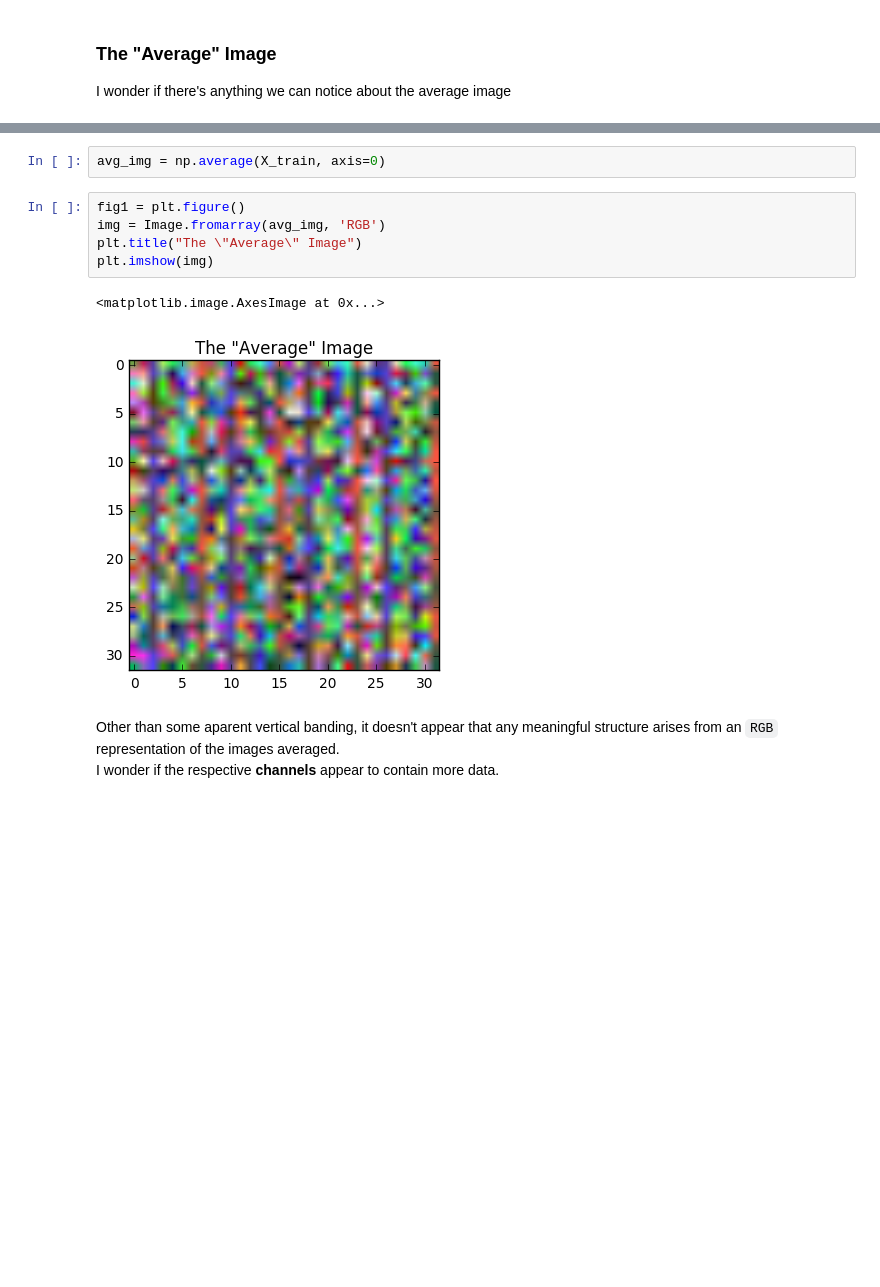
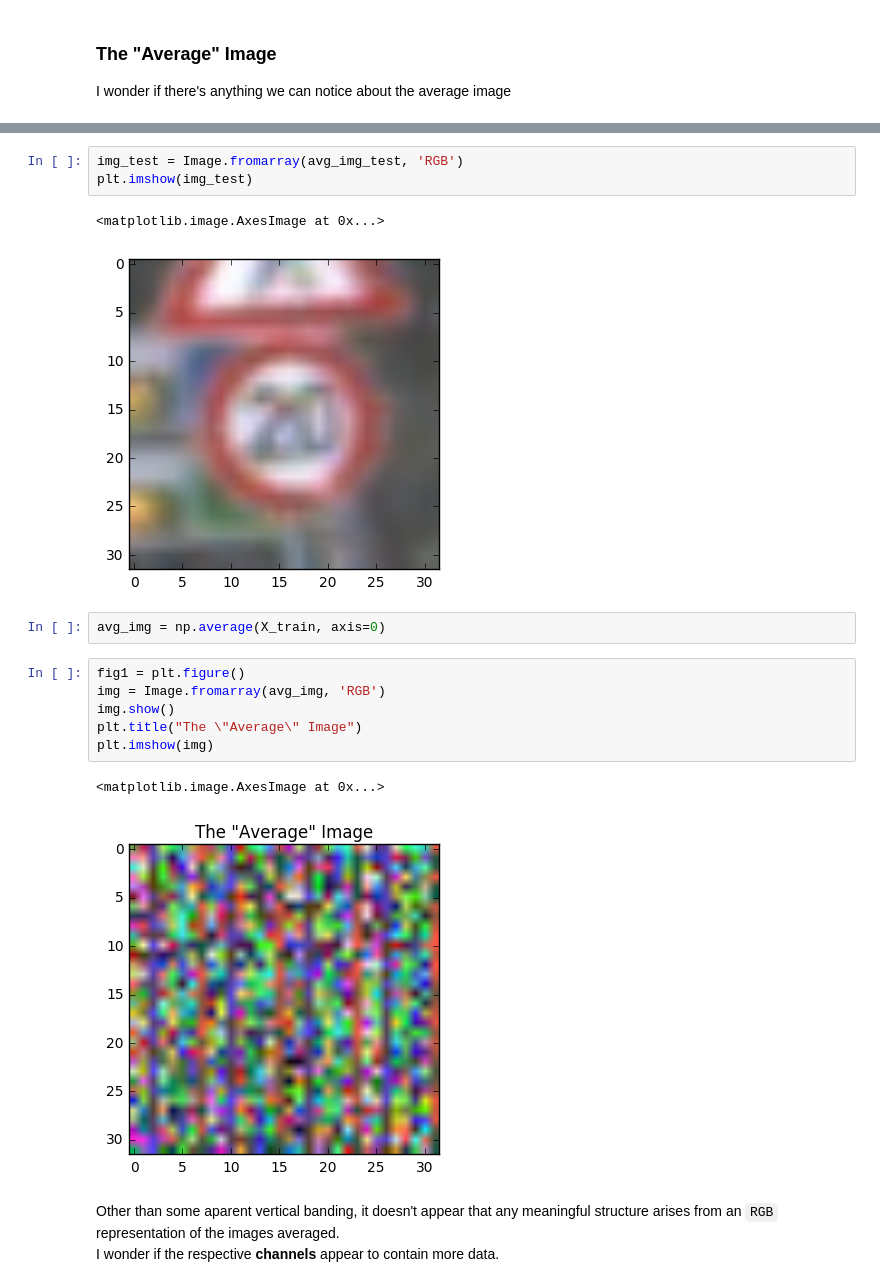
Before and after one commit to mgruben/traffic-signs, a Jupyter notebook: Traffic_Signs_Recognition.ipynb, the cells around one changed output, grey strips where cells are left out. Saved outputs shown, nothing was run; the diff lists cells and outputs as text; blank space fills up the shorter version.

```diff
--- a/Traffic_Signs_Recognition.ipynb
+++ b/Traffic_Signs_Recognition.ipynb
@@ -123,8 +149,15 @@ I wonder if there's anything we can notice about the average image
+# %%
+img_test = Image.fromarray(avg_img_test, 'RGB')
+plt.imshow(img_test)
+# %% [output]
+<matplotlib.image.AxesImage at 0x...>
+[figure, added]
 # %%
 avg_img = np.average(X_train, axis=0)
 # %%
 fig1 = plt.figure()
 img = Image.fromarray(avg_img, 'RGB')
+img.show()
 plt.title("The \"Average\" Image")
 plt.imshow(img)
 # %% [output]
```
Also changed, not shown: parts of 7 cells of this notebook.
